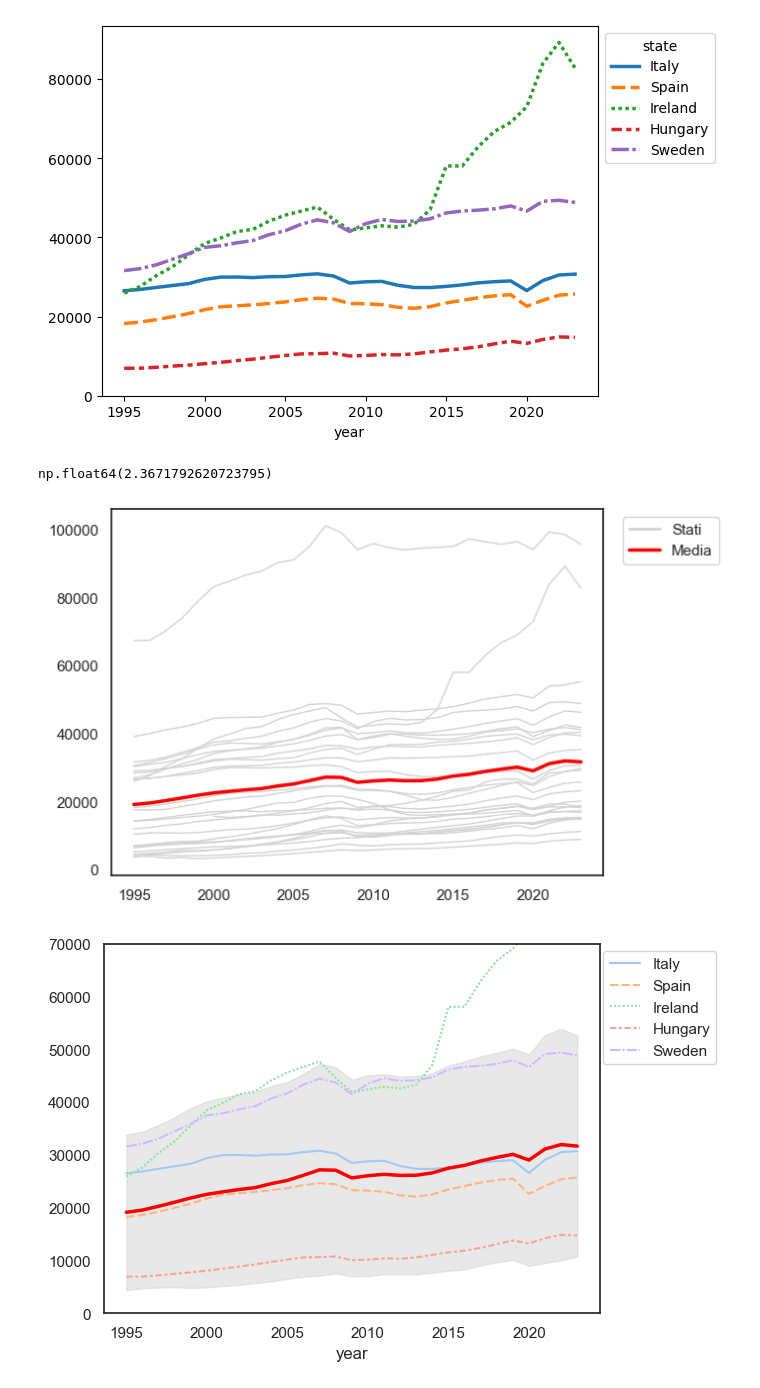
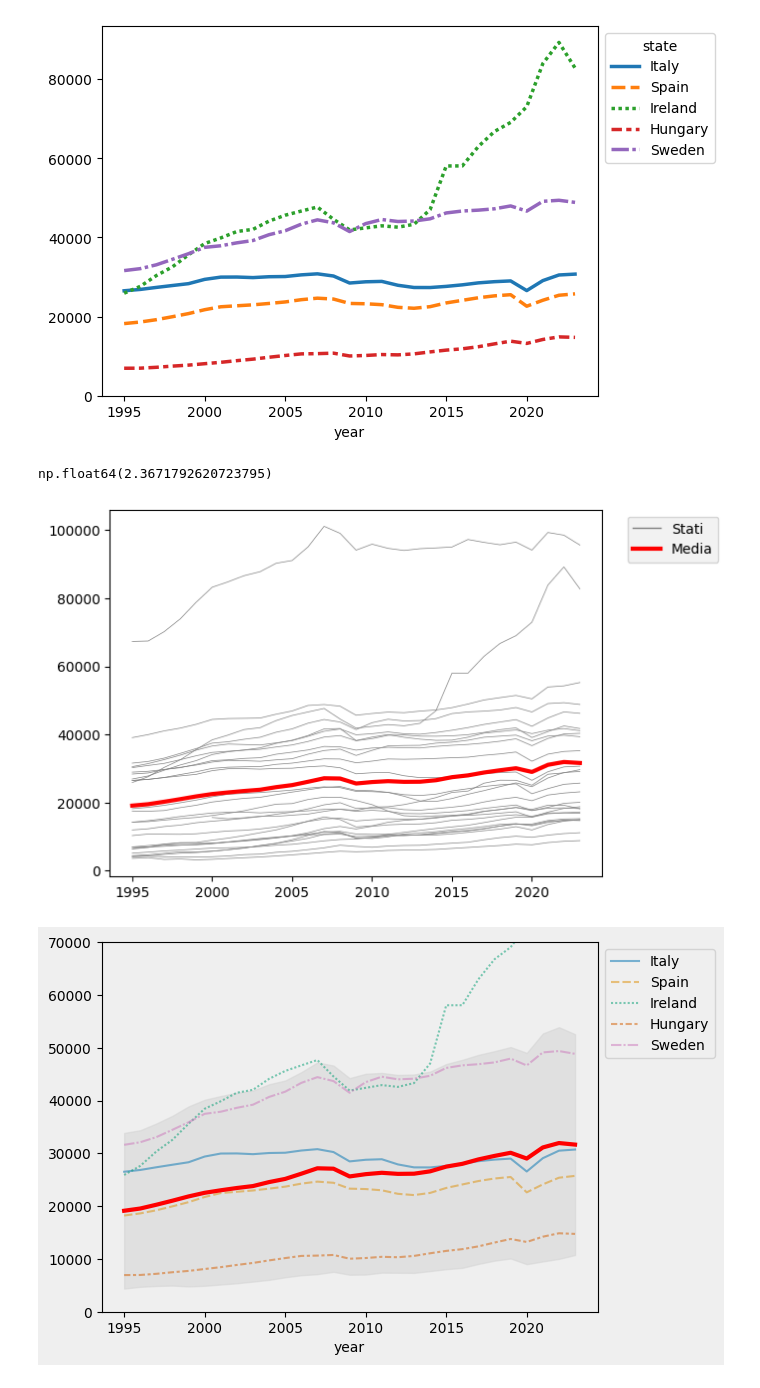
Before and after one commit to GioooTDM/Visualizzazione-Scientifica, a Jupyter notebook: graphs/GDP_graphs.ipynb, the cells around one changed output. Saved outputs shown, nothing was run; the diff lists cells and outputs as text; code cells hidden in the pictures.

```diff
--- a/graphs/GDP_graphs.ipynb
+++ b/graphs/GDP_graphs.ipynb
@@ -18,14 +18,13 @@ dfPctChange = dfPivoted.pct_change() * 100
 
 mean = dfPivoted.mean(axis=1)
 
-sns.set_theme(style="white")
 for state in dfPivoted.columns:
-    sns.lineplot(x=dfPivoted.index, y=dfPivoted[state], color="lightgray" , linewidth=1, label=None)
-sns.lineplot(data=mean, color="red", linewidth=2.5, label="Media")
-
+    sns.lineplot(x=dfPivoted.index, y=dfPivoted[state], color="gray" , linewidth=0.5, label=None)
+sns.lineplot(data=mean, color="red", linewidth=3, label="Media")
+sns.set_style(rc={'axes.facecolor':'#efefef','figure.facecolor': '#efefef'})
 plt.legend(handles=[
-    plt.Line2D([0], [0], color='lightgray', lw=2, label='Stati'),
-    plt.Line2D([0], [0], color='red', lw=2.5, label='Media')],
+    plt.Line2D([0], [0], color='gray', lw=1, label='Stati'),
+    plt.Line2D([0], [0], color='red', lw=3, label='Media')],
     loc='upper right', bbox_to_anchor=(1.25, 1))
 
 plt.ylabel(None)
@@ -33,19 +32,18 @@ plt.xlabel(None)
 dfPctChange.mean().mean()
 # %% [output]
 np.float64(2.3671792620723795)
-[figure, old version]
+[figure, new version]
 # %%
 var = dfPivoted.var(axis=1)
 dev_std = dfPivoted.std(axis=1)
 
-dev_std
-
-sns.lineplot(data = dfPivoted[States], palette="pastel", linewidth= 1.5)
-lnPlot = sns.lineplot(data=mean, linewidth=2.5, color='red', hue_norm=(0, 100000))
+sns.lineplot(data = dfPivoted[States], palette="colorblind", alpha=0.5, linewidth= 1.5)
+lnPlot = sns.lineplot(data=mean, linewidth=3, color='red', hue_norm=(0, 100000))
 lnPlot.set_ylim(ymin=0, ymax = 70000)
 plt.fill_between(dfPivoted.index, mean - dev_std,
                  mean + dev_std, alpha=0.5, label='Deviazione Standard', color="lightgray")
 sns.move_legend(obj=lnPlot, loc='upper right', bbox_to_anchor=(1.25, 1))
+sns.set_style(rc={'axes.facecolor':'#efefef','figure.facecolor': '#efefef'})
 plt.show()
 # %% [output]
-[figure, old version]
+[figure, new version]
```
Also changed, not shown: parts of 3 cells of this notebook, 6 other files.
